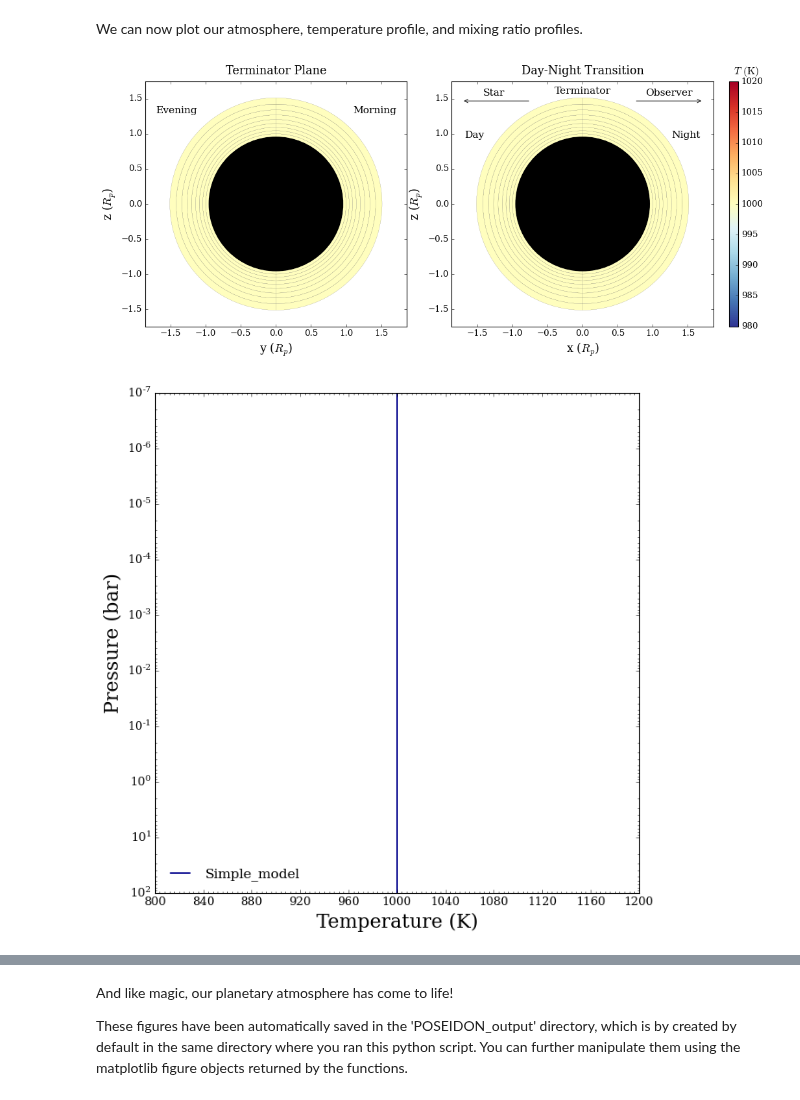
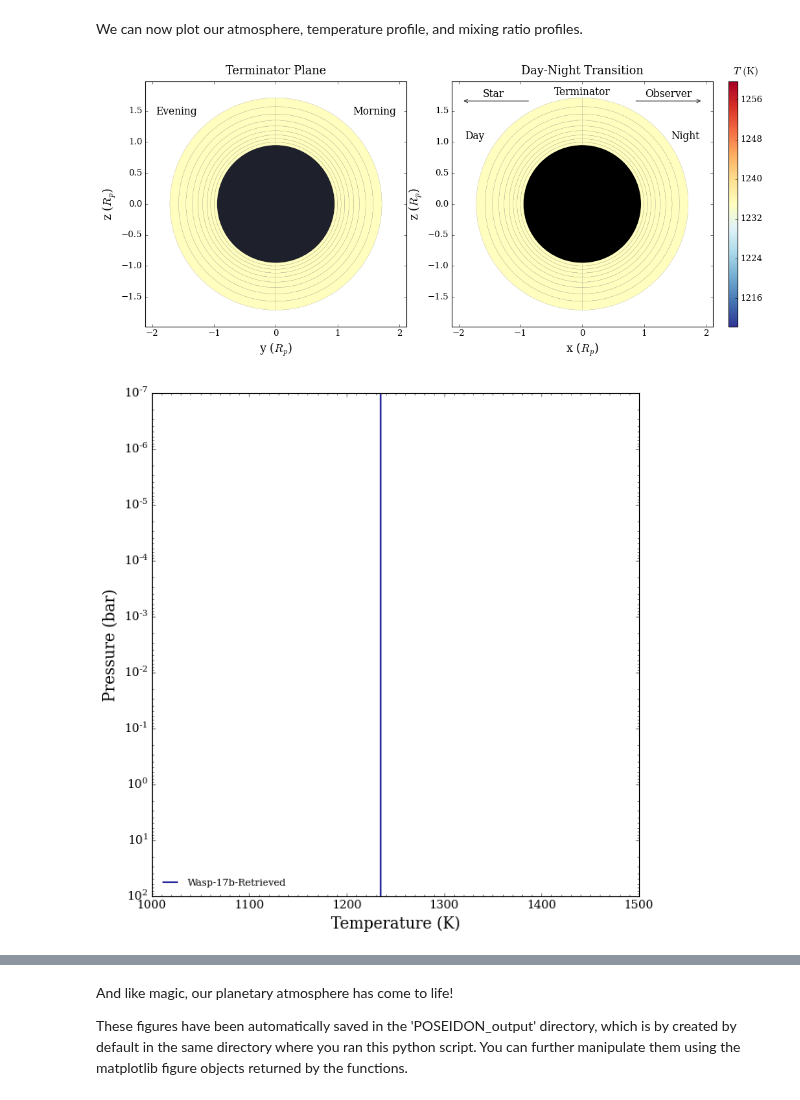
Before and after one commit to MartianColonist/POSEIDON, a Jupyter notebook: docs/content/notebooks/transmission_basic.ipynb, the cells around one changed output, grey strips where cells are left out. Cells and saved outputs as stored; diff of their text form; code cells hidden in the pictures.

```diff
--- a/docs/content/notebooks/transmission_basic.ipynb
+++ b/docs/content/notebooks/transmission_basic.ipynb
@@ -52,14 +52,19 @@ from POSEIDON.core import define_model
 
 #***** Define model *****#
 
-model_name = 'Simple_model'  # Model name used for plots, output files etc.
+model_name = 'Wasp-17b-Retrieved'  # Model name used for plots, output files etc.
 
 bulk_species = ['H2', 'He']      # H2 + He comprises the bulk atmosphere
-param_species = ['H2O', 'CH4']   # The trace gases are H2O and CH4
+param_species = ['H2O', 'CH4', 'CO2', 'Na', 'K', 'CO']   # The trace gases are H2O and CH4
 
 # Create the model object
+
+# Create the model object
+#model = define_model(model_name, bulk_species, param_species,
+#                     PT_profile = 'isotherm')
+
 model = define_model(model_name, bulk_species, param_species,
-                     PT_profile = 'isotherm', cloud_model = 'cloud-free')
+                     PT_profile = 'isotherm')
 # %% [markdown]
 POSEIDON includes many other model settings, including options for 1D, 2D, and 3D atmospheres. Many of these more advanced settings are covered in later tutorials in this guide.
 # %% [markdown]
@@ -111,21 +118,26 @@ P_ref = 10.0   # Reference pressure (bar)
 R_p_ref = R_p  # Radius at reference pressure
 
 # Provide a specific set of model parameters for the atmosphere
-PT_params = np.array([1000])              # T (K)
-log_X_params = np.array([-3.3, -5.0])     # log(H2O), log(CH4)
+PT_params = np.array([1235.0])              # T (K)
+log_X_params = np.array([-4.49,-7.27,-5.24,-8.92,-8.2,-8.02])     # log(H2O), log(CH4)
+cloud_params = np.array([-2,-12,-1])
+
 
 # Generate the atmosphere
 atmosphere = make_atmosphere(planet, model, P, P_ref, R_p_ref,
                              PT_params, log_X_params)
+
+#atmosphere = make_atmosphere(planet, model, P, P_ref, R_p_ref,
+#                             PT_params, log_X_params)
 # %% [markdown]
 We can now plot our atmosphere, temperature profile, and mixing ratio profiles.
 # %%
 from POSEIDON.visuals import plot_geometry, plot_PT, plot_chem
 
 # Produce plots of atmospheric properties
 fig_geom = plot_geometry(planet, star, model, atmosphere)
 fig_PT = plot_PT(planet, model, atmosphere)
-fig_chem = plot_chem(planet, model, atmosphere)
+fig_chem = plot_chem(planet, model, atmosphere, plot_species = ['H2O', 'CH4', 'CO2', 'CO', 'Na', 'K'], legend_location = 'lower left')
 # %% [output]
-[figure, old version]
+[figure, new version]
-[figure, old version]
+[figure, new version]
```
Also changed, not shown: parts of 7 cells of this notebook, 31 other files.
